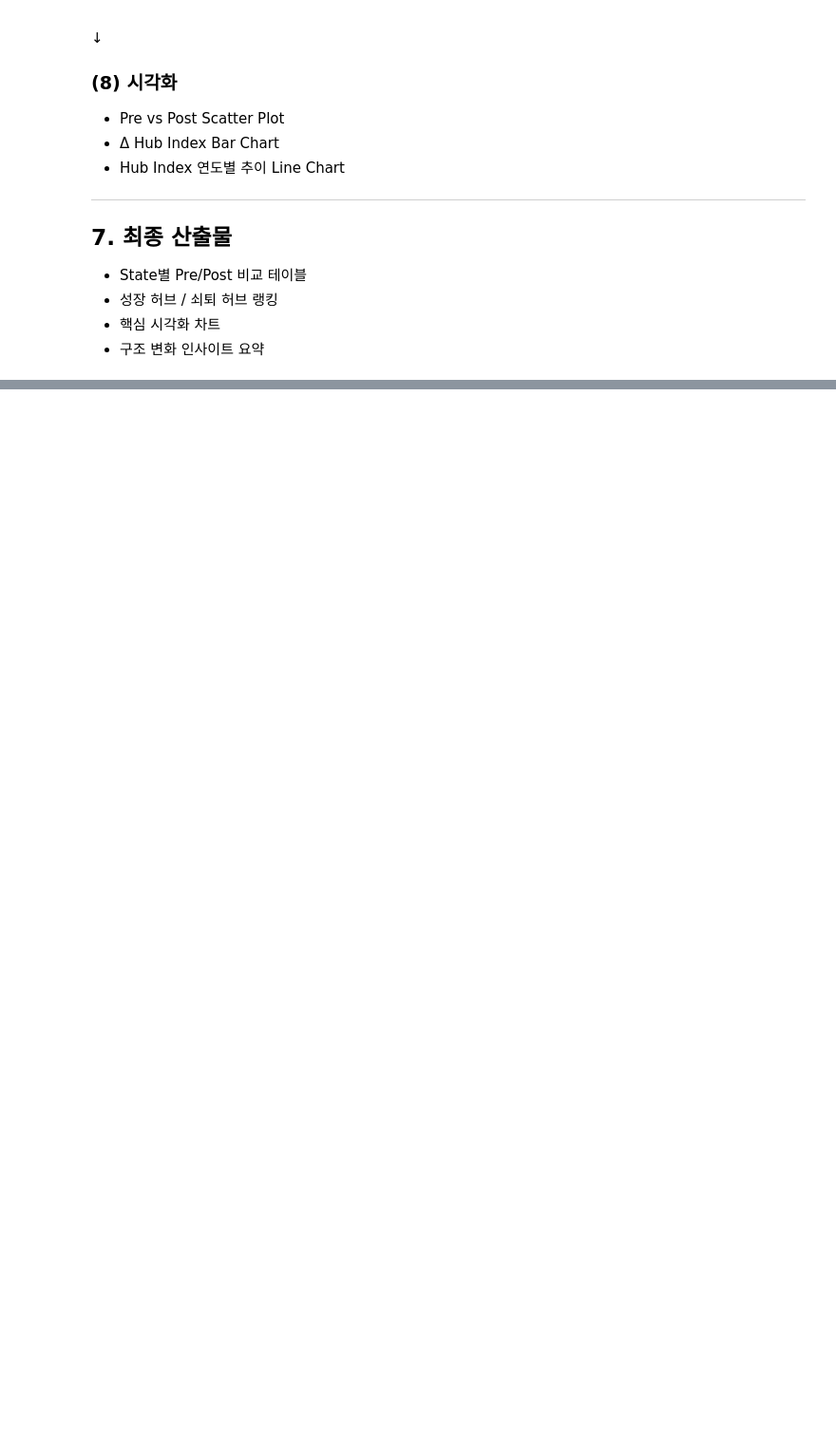
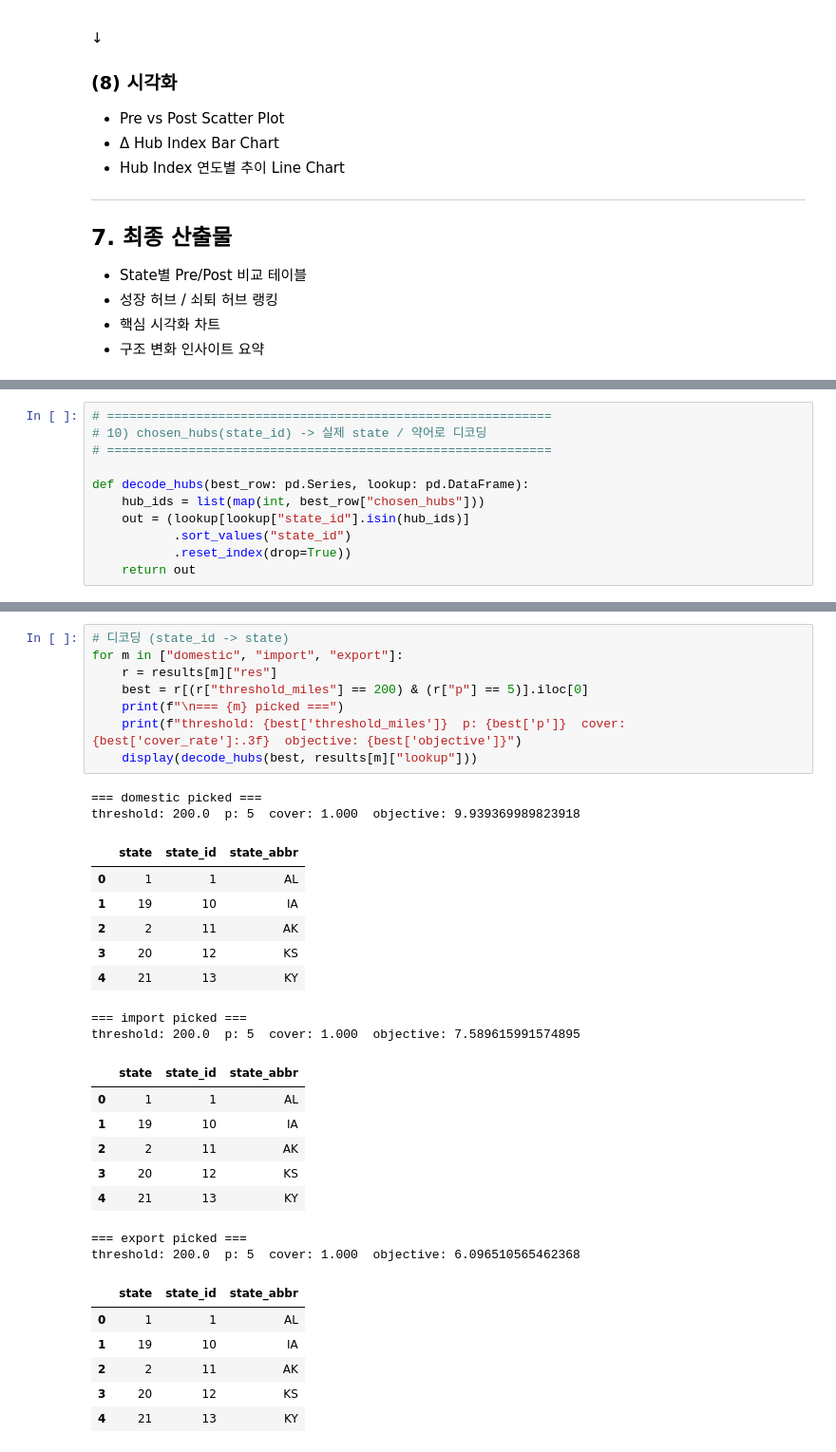
Before and after one commit to jeesy95-creator/Logistics_EDA, a Jupyter notebook: code/code.ipynb, the cells around one changed output, grey strips where cells are left out. Shown at 95% size. Cells and saved outputs as stored; diff of their text form; blank space fills up the shorter version.

```diff
--- a/code/code.ipynb
+++ b/code/code.ipynb
@@ -911,0 +1113,11 @@ def plot_hub_trend(hub_state_year, states, title="Hub Index Trend"):
+# %%
+# ============================================================
+# 10) chosen_hubs(state_id) -> 실제 state / 약어로 디코딩
+# ============================================================
+
+def decode_hubs(best_row: pd.Series, lookup: pd.DataFrame):
+    hub_ids = list(map(int, best_row["chosen_hubs"]))
+    out = (lookup[lookup["state_id"].isin(hub_ids)]
+           .sort_values("state_id")
+           .reset_index(drop=True))
+    return out
@@ -911,0 +1169,33 @@ def plot_hub_trend(hub_state_year, states, title="Hub Index Trend"):
+# %%
+# 디코딩 (state_id -> state)
+for m in ["domestic", "import", "export"]:
+    r = results[m]["res"]
+    best = r[(r["threshold_miles"] == 200) & (r["p"] == 5)].iloc[0]
+    print(f"\n=== {m} picked ===")
+    print(f"threshold: {best['threshold_miles']}  p: {best['p']}  cover: {best['cover_rate']:.3f}  objective: {best['objective']}")
+    display(decode_hubs(best, results[m]["lookup"]))
+# %% [output]
+=== domestic picked ===
+threshold: 200.0  p: 5  cover: 1.000  objective: 9.939369989823918
+|  | state | state_id | state_abbr |
+| 0 | 1 | 1 | AL |
+| 1 | 19 | 10 | IA |
+| 2 | 2 | 11 | AK |
+| 3 | 20 | 12 | KS |
+| 4 | 21 | 13 | KY |
+=== import picked ===
+threshold: 200.0  p: 5  cover: 1.000  objective: 7.589615991574895
+|  | state | state_id | state_abbr |
+| 0 | 1 | 1 | AL |
+| 1 | 19 | 10 | IA |
+| 2 | 2 | 11 | AK |
+| 3 | 20 | 12 | KS |
+| 4 | 21 | 13 | KY |
+=== export picked ===
+threshold: 200.0  p: 5  cover: 1.000  objective: 6.096510565462368
+|  | state | state_id | state_abbr |
+| 0 | 1 | 1 | AL |
+| 1 | 19 | 10 | IA |
+| 2 | 2 | 11 | AK |
+| 3 | 20 | 12 | KS |
+| 4 | 21 | 13 | KY |
```
Also changed, not shown: parts of 26 cells of this notebook, 7 other files.
